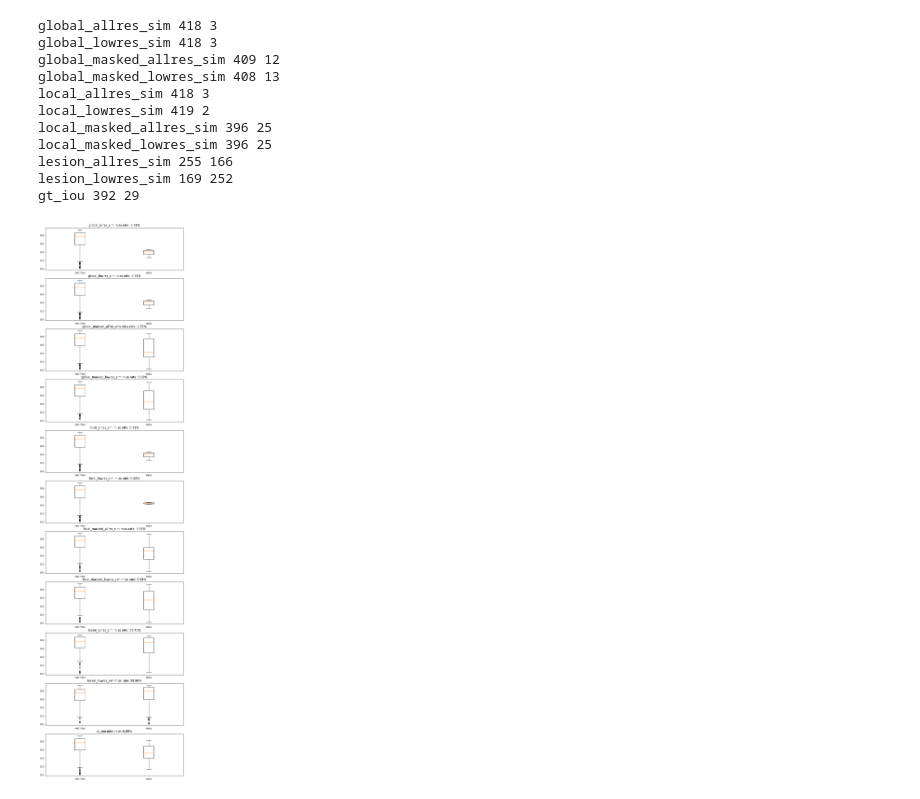
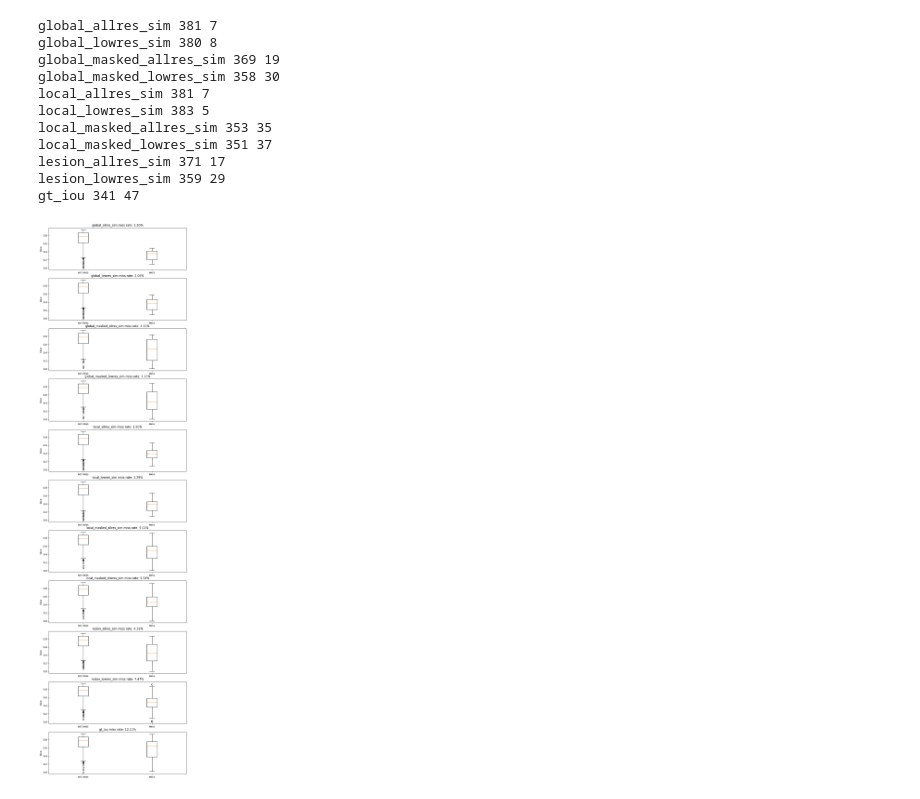
Before and after one commit to UreMine02/DQN-MedSAM2, a Jupyter notebook: ablation.ipynb, the cells around one changed output. Saved outputs shown, nothing was run; the diff lists cells and outputs as text; code cells hidden in the pictures.

```diff
--- a/ablation.ipynb
+++ b/ablation.ipynb
@@ -22,0 +23,6 @@ df
+# %%
+for i in range(len(df)):
+    obj_id = df.loc[i, "obj_id"]
+    data = eval(df.loc[i, "local_allres_sim"])
+    if data["miss"]:
+        print(obj_id)
@@ -23,32 +39,33 @@ df
 # %%
 metrics = df.columns[df.columns != "obj_id"]
 fig, axes = plt.subplots(nrows=len(metrics), figsize=(10,40))
 for idx, metric in enumerate(metrics):
     dice_scores = [[], []]
     for i in range(len(df)):
         obj_id = int(df.loc[i, "obj_id"].split("_")[-2])
         if obj_id != 1:
             continue
 
         data = eval(df.loc[i, metric])
         dice_scores[data["miss"]].append(data["dice"])
     print(metric, len(dice_scores[0]), len(dice_scores[1]))
     miss_rate = len(dice_scores[1]) / (len(dice_scores[0]) + len(dice_scores[1])) * 100
     axes[idx].set_title(f"{metric} miss rate: {miss_rate:.2f}%")
+    axes[idx].set_ylabel("Dice")
     axes[idx].boxplot(dice_scores, tick_labels=["not miss", "miss"])
 # %% [output]
-global_allres_sim 418 3
-global_lowres_sim 418 3
-global_masked_allres_sim 409 12
-global_masked_lowres_sim 408 13
-local_allres_sim 418 3
-local_lowres_sim 419 2
-local_masked_allres_sim 396 25
-local_masked_lowres_sim 396 25
-lesion_allres_sim 255 166
-lesion_lowres_sim 169 252
-gt_iou 392 29
+global_allres_sim 381 7
+global_lowres_sim 380 8
+global_masked_allres_sim 369 19
+global_masked_lowres_sim 358 30
+local_allres_sim 381 7
+local_lowres_sim 383 5
+local_masked_allres_sim 353 35
+local_masked_lowres_sim 351 37
+lesion_allres_sim 371 17
+lesion_lowres_sim 359 29
+gt_iou 341 47
-[figure, old version]
+[figure, new version]
 # %%
 # fig, axes = plt.subplots(nrows=len(df.columns) - 1, figsize=(10,40))
 # metrics = df.columns[~df.columns.isin(["vol_avg_dice", "obj_id"])]
```
Also changed, not shown: parts of 2 cells of this notebook, 4 other files.
